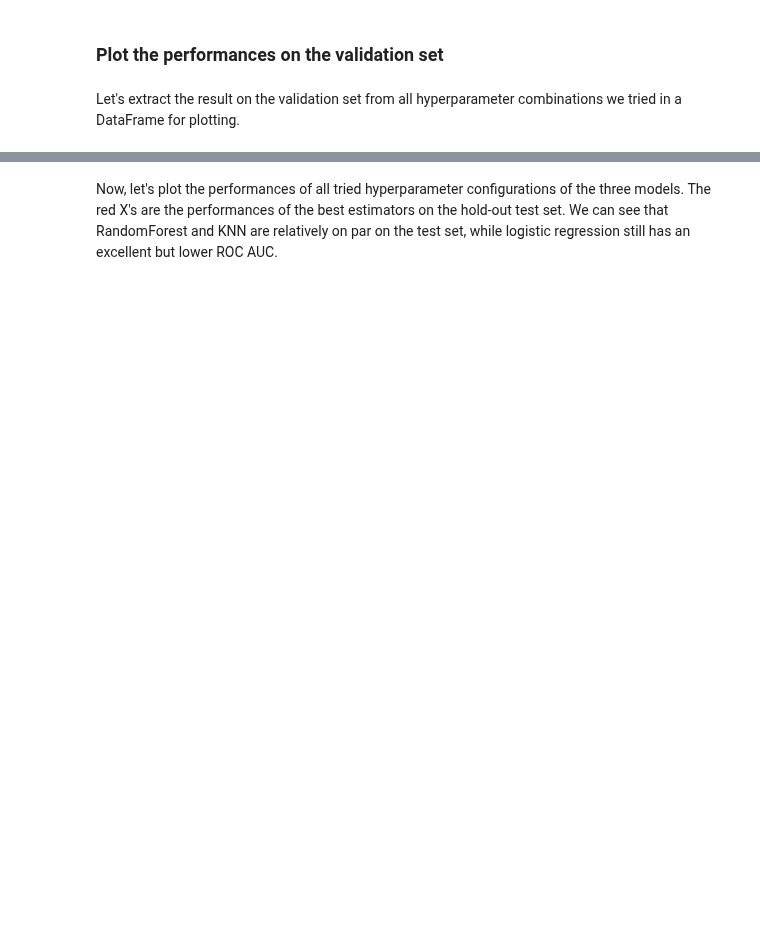
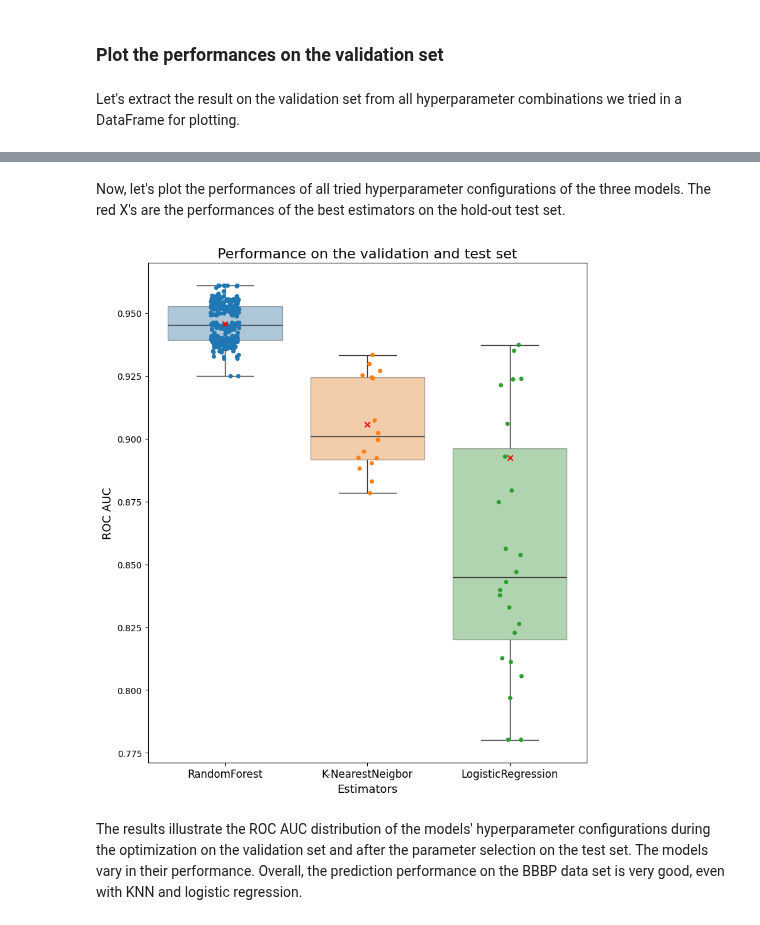
Before and after one commit to basf/MolPipeline, a Jupyter notebook: notebooks/advanced_01_hyperopt_on_bbbp.ipynb, the cells around one changed output, grey strips where cells are left out. Drawn from its saved outputs; the diff is of its cells as text; code cells hidden in the pictures; blank space fills up the shorter version.

Commit message:
notebooks_advanced_01: adapt plotting for paper

```diff
--- a/notebooks/advanced_01_hyperopt_on_bbbp.ipynb
+++ b/notebooks/advanced_01_hyperopt_on_bbbp.ipynb
@@ -384,31 +426,38 @@ df_cv
 # %% [markdown]
-Now, let's plot the performances of all tried hyperparameter configurations of the three models. The red X's are the performances of the best estimators on the hold-out test set. We can see that RandomForest and KNN are relatively on par on the test set, while logistic regression still has an excellent but lower ROC AUC.
+Now, let's plot the performances of all tried hyperparameter configurations of the three models. The red X's are the performances of the best estimators on the hold-out test set.
 # %%
 plt.figure(figsize=(8, 9))
 
 # plot the validation set performance
 ax = sns.boxplot(
     data=df_cv,
     x="estimator",
     y="mean_test_score",
     hue="estimator",
     boxprops={"alpha": 0.4},
     showmeans=False,
 )
 sns.stripplot(
     data=df_cv,
     x="estimator",
     y="mean_test_score",
     hue="estimator",
     ax=ax,
 )
 
 # plot the test set performance of the best models
 for model_name, metric_value in test_roc_aucs.items():
-    plt.scatter(rename_dict[model_name], metric_value, marker="x", color="red")
+    plt.scatter(
+        rename_dict[model_name], metric_value, marker="x", color="red", zorder=10
+    )
 
-plt.title("Performance on the validation set", fontsize=16)
+plt.title("Performance on the validation and test set", fontsize=16)
 plt.ylabel("ROC AUC", fontsize=13)
 plt.xlabel("Estimators", fontsize=13)
 plt.xticks(fontsize=12)
-plt.show()
+plt.tight_layout()
+# plt.savefig("hyperopt_performance.pdf", dpi=300)
+# %% [output]
+[figure, added]
+# %% [markdown]
+The results illustrate the ROC AUC distribution of the models' hyperparameter configurations during the optimization on the validation set and after the parameter selection on the test set. The models vary in their performance. Overall, the prediction performance on the BBBP data set is very good, even with KNN and logistic regression.
```
Also changed, not shown: parts of 9 cells of this notebook.
